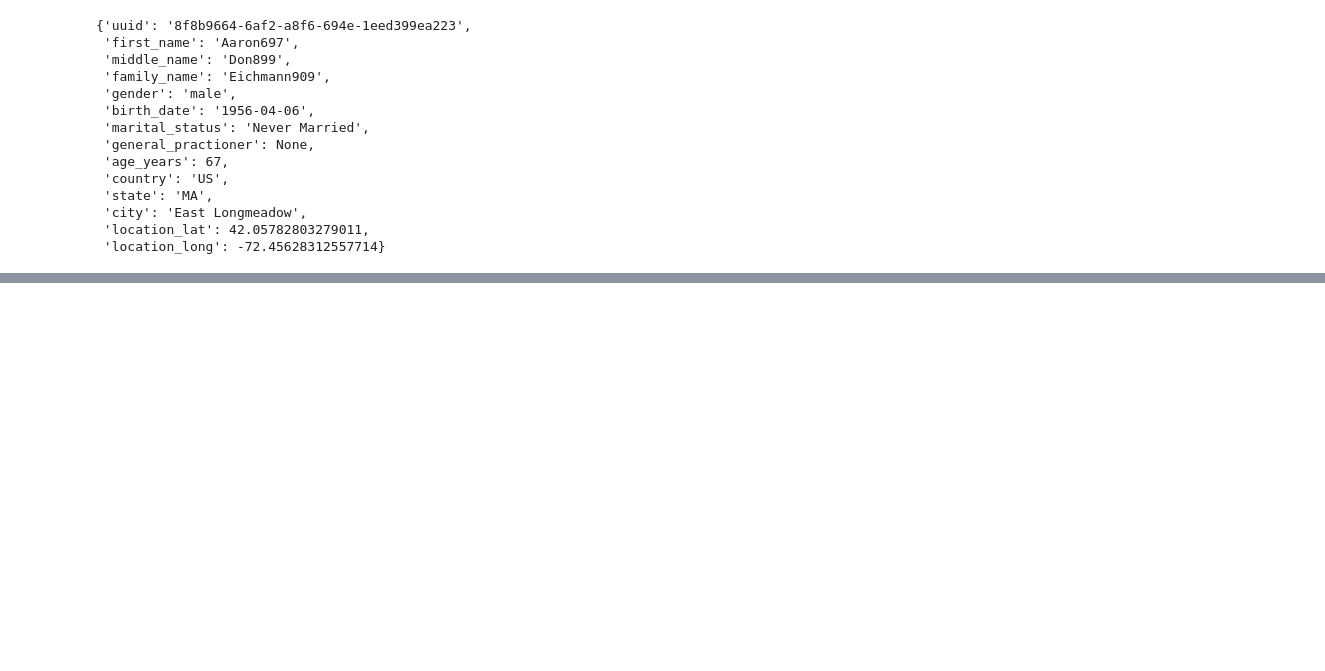
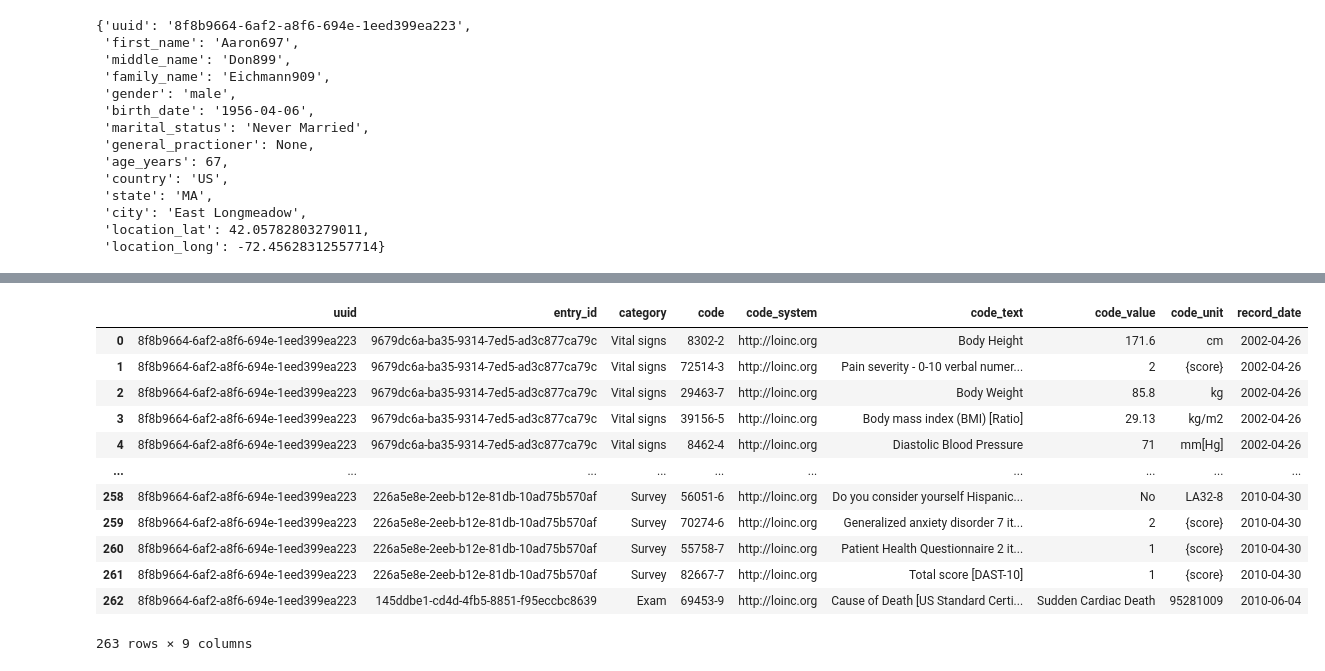
Before and after one commit to jburgener77/synthea_rwd_dash, a Jupyter notebook: 01_data_mining.ipynb, the cells around one changed output, grey strips where cells are left out. Cells and saved outputs as stored; diff of their text form; code cells hidden in the pictures; blank space fills up the shorter version.

```diff
--- a/01_data_mining.ipynb
+++ b/01_data_mining.ipynb
@@ -159,0 +371,17 @@ create_patient_entry(ex_resources)
+# %%
+test = pd.DataFrame(create_observation_entries(ex_resources))
+test
+# %% [output]
+|  | uuid | entry_id | category | code | code_system | code_text | code_value | code_unit | record_date |
+| 0 | 8f8b9664-6af2-a8f6-694e-1eed399ea223 | 9679dc6a-ba35-9314-7ed5-ad3c877ca79c | Vital signs | 8302-2 | http://loinc.org | Body Height | 171.6 | cm | 2002-04-26 |
+| 1 | 8f8b9664-6af2-a8f6-694e-1eed399ea223 | 9679dc6a-ba35-9314-7ed5-ad3c877ca79c | Vital signs | 72514-3 | http://loinc.org | Pain severity - 0-10 verbal numer... | 2 | {score} | 2002-04-26 |
+| 2 | 8f8b9664-6af2-a8f6-694e-1eed399ea223 | 9679dc6a-ba35-9314-7ed5-ad3c877ca79c | Vital signs | 29463-7 | http://loinc.org | Body Weight | 85.8 | kg | 2002-04-26 |
+| 3 | 8f8b9664-6af2-a8f6-694e-1eed399ea223 | 9679dc6a-ba35-9314-7ed5-ad3c877ca79c | Vital signs | 39156-5 | http://loinc.org | Body mass index (BMI) [Ratio] | 29.13 | kg/m2 | 2002-04-26 |
+| 4 | 8f8b9664-6af2-a8f6-694e-1eed399ea223 | 9679dc6a-ba35-9314-7ed5-ad3c877ca79c | Vital signs | 8462-4 | http://loinc.org | Diastolic Blood Pressure | 71 | mm[Hg] | 2002-04-26 |
+| ... | ... | ... | ... | ... | ... | ... | ... | ... | ... |
+| 258 | 8f8b9664-6af2-a8f6-694e-1eed399ea223 | 226a5e8e-2eeb-b12e-81db-10ad75b570af | Survey | 56051-6 | http://loinc.org | Do you consider yourself Hispanic... | No | LA32-8 | 2010-04-30 |
+| 259 | 8f8b9664-6af2-a8f6-694e-1eed399ea223 | 226a5e8e-2eeb-b12e-81db-10ad75b570af | Survey | 70274-6 | http://loinc.org | Generalized anxiety disorder 7 it... | 2 | {score} | 2010-04-30 |
+| 260 | 8f8b9664-6af2-a8f6-694e-1eed399ea223 | 226a5e8e-2eeb-b12e-81db-10ad75b570af | Survey | 55758-7 | http://loinc.org | Patient Health Questionnaire 2 it... | 1 | {score} | 2010-04-30 |
+| 261 | 8f8b9664-6af2-a8f6-694e-1eed399ea223 | 226a5e8e-2eeb-b12e-81db-10ad75b570af | Survey | 82667-7 | http://loinc.org | Total score [DAST-10] | 1 | {score} | 2010-04-30 |
+| 262 | 8f8b9664-6af2-a8f6-694e-1eed399ea223 | 145ddbe1-cd4d-4fb5-8851-f95eccbc8639 | Exam | 69453-9 | http://loinc.org | Cause of Death [US Standard Certi... | Sudden Cardiac Death | 95281009 | 2010-06-04 |
+263 rows × 9 columns
```
Also changed, not shown: parts of 28 cells of this notebook.
